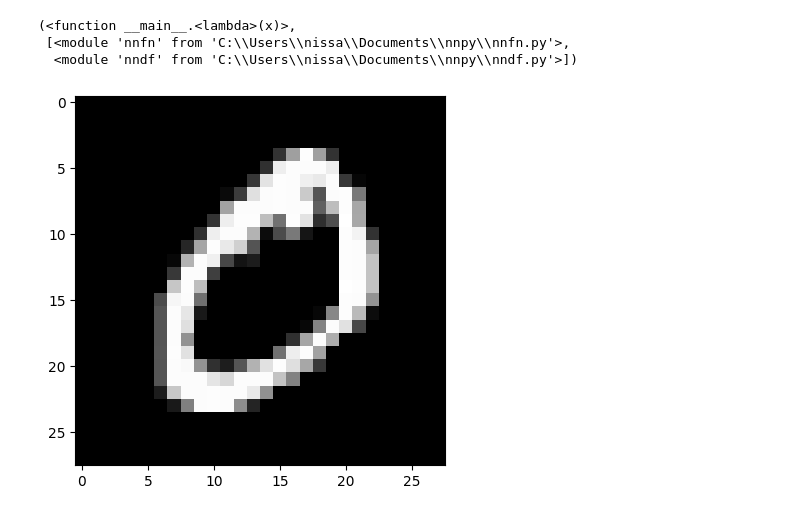
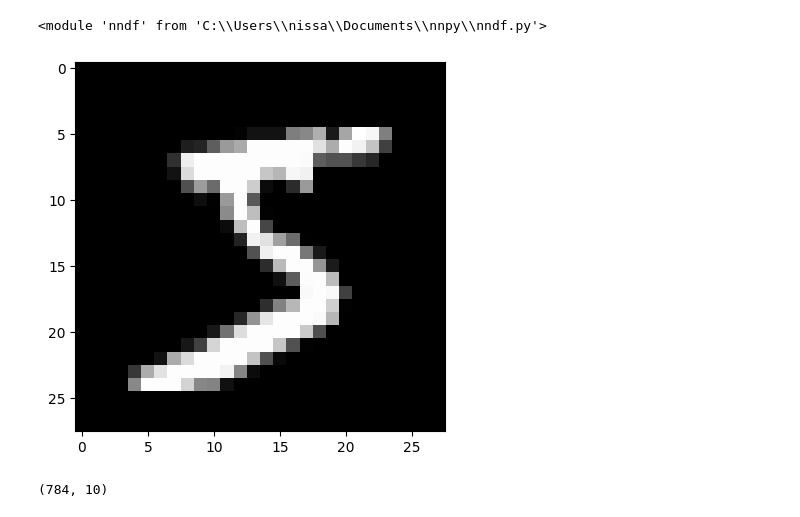
Before and after one commit to nissar141/NNfromScratch, a Jupyter notebook: Untitled.ipynb, the cells around one changed output. Saved outputs shown, nothing was run; the diff lists cells and outputs as text; code cells hidden in the pictures.

```diff
--- a/Untitled.ipynb
+++ b/Untitled.ipynb
@@ -9,13 +9,12 @@ images_dev = nndf.read_idx('t10k-images.idx3-ubyte')
 labels_dev = nndf.read_idx('t10k-labels.idx1-ubyte')
 # %%
 import importlib
-lambda x:importlib.reload(x), [nnfn, nndf]
+importlib.reload(nnfn)
+importlib.reload(nndf)
 # %% [output]
-(<function __main__.<lambda>(x)>,
- [<module 'nnfn' from 'C:\\Users\\nissa\\Documents\\nnpy\\nnfn.py'>,
-  <module 'nndf' from 'C:\\Users\\nissa\\Documents\\nnpy\\nndf.py'>])
+<module 'nndf' from 'C:\\Users\\nissa\\Documents\\nnpy\\nndf.py'>
 # %%
-plt.imshow(images_train[1], cmap='gray')
+plt.imshow(images_train[0], cmap='gray')
 plt.show()
 # %% [output]
-[figure, old version]
+[figure, new version]
@@ -21,0 +30,4 @@ plt.show()
+# %%
+W[0].shape
+# %% [output]
+(784, 10)
```
Also changed, not shown: parts of 4 cells of this notebook, 2 other files.
